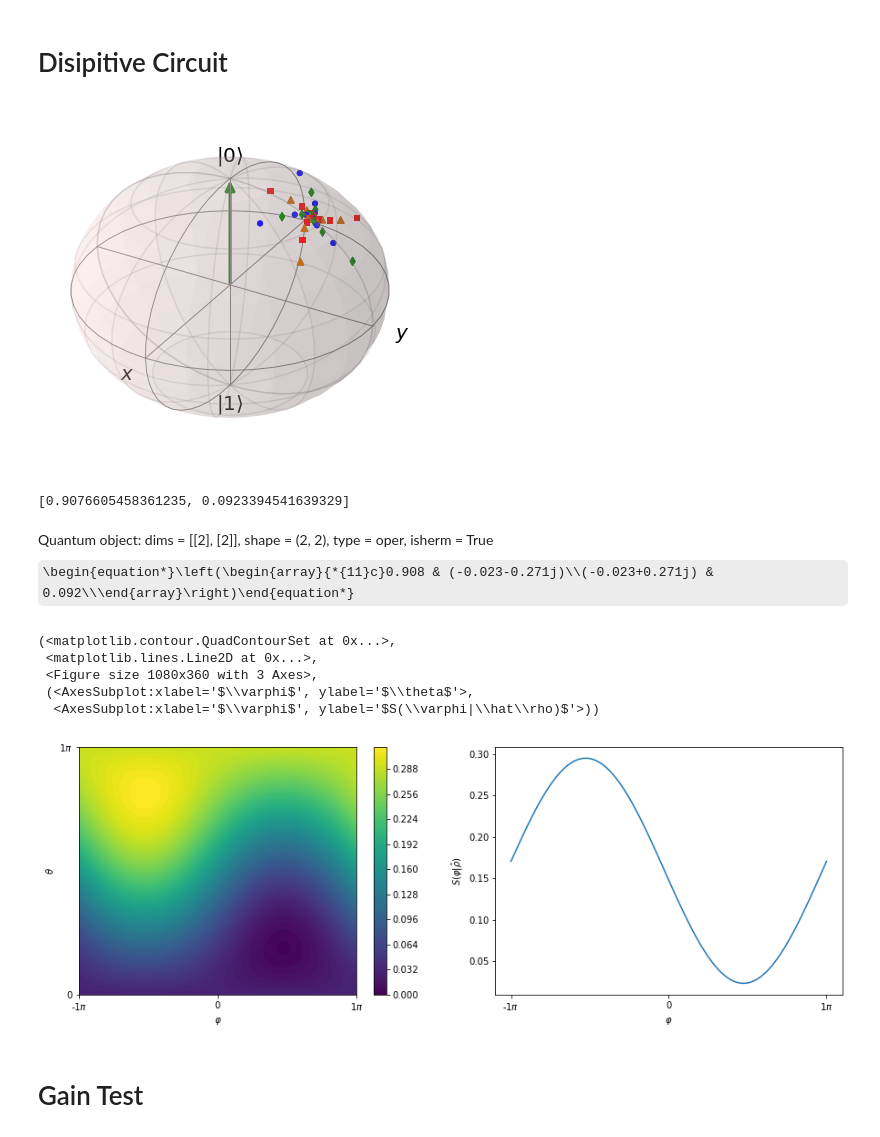
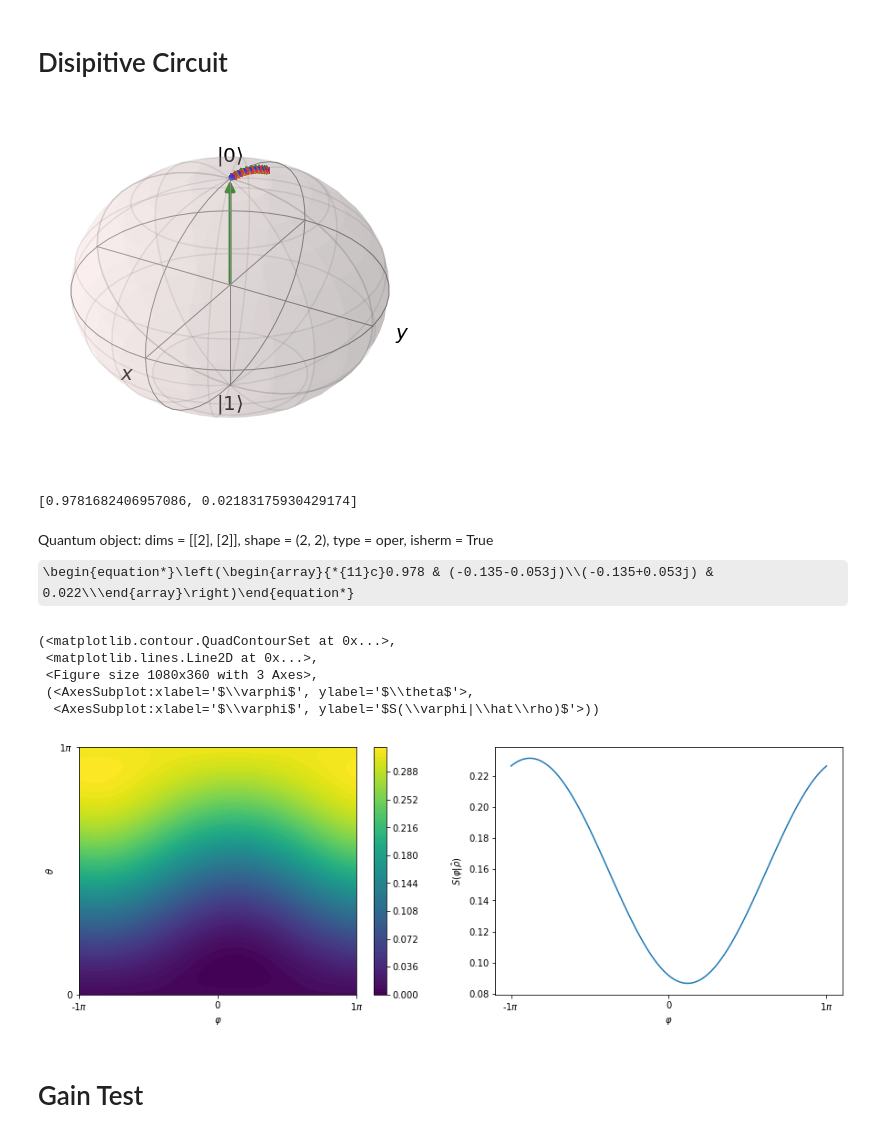
Before and after one commit to OliverDudgeon/QSync, a Jupyter notebook: qutip-qubit-circuit.ipynb, the cells around one changed output. Drawn from its saved outputs; the diff is of its cells as text; code cells hidden in the pictures; some formulas as TeX source.

```diff
--- a/qutip-qubit-circuit.ipynb
+++ b/qutip-qubit-circuit.ipynb
@@ -74,10 +74,10 @@ Quantum object: dims = [[2], [2]], shape = (2, 2), type = oper, isherm = True\be
 # %%
 from sync_gates import unitary_and_damping_circuit
 # %%
-detuning = 3
-signal_strength = 2
-dt = 0.3
-Gamma = 0.5
+detuning = 0.3
+signal_strength = 0.2
+dt = 0.1
+Gamma = 1
 
 # theta_g = 2*np.arcsin(np.sqrt(0.1 * dt))
 theta_d = 2*np.arcsin(np.sqrt(Gamma * dt))
@@ -91,27 +91,27 @@ qc = unitary_and_damping_circuit(detuning, signal_strength, dt, theta_d)
 # %%
 from sync_gates import run_simu
 
 initial_state = tensor(basis(2, 0), basis(2, 0))
 
 b = Bloch()
 b.add_states(initial_state.ptrace(0))
 
-states = [state.ptrace(0) for state in run_simu(qc, 1000, initial_state)][::]
+states = [state.ptrace(0) for state in run_simu(qc, 35, initial_state)][::]
 
 b.add_states(states, kind="point")
 
 b.show()
 # %% [output]
-[figure, old version]
+[figure, new version]
 # %%
 # Probabilities
 [expect(basis(2,0) * basis(2,0).dag(), states[-1]), expect(basis(2,1) * basis(2,1).dag(), states[-1])]
 # %% [output]
-[0.9076605458361235, 0.0923394541639329]
+[0.9781682406957086, 0.02183175930429174]
 # %%
 states[-1]
 # %% [output]
-Quantum object: dims = [[2], [2]], shape = (2, 2), type = oper, isherm = True\begin{equation*}\left(\begin{array}{*{11}c}0.908 & (-0.023-0.271j)\\(-0.023+0.271j) & 0.092\\\end{array}\right)\end{equation*}
+Quantum object: dims = [[2], [2]], shape = (2, 2), type = oper, isherm = True\begin{equation*}\left(\begin{array}{*{11}c}0.978 & (-0.135-0.053j)\\(-0.135+0.053j) & 0.022\\\end{array}\right)\end{equation*}
 # %%
 from sync_calcs import spin_husimi_qfunc, spin_S_measure
 from sync_plots import plot_Q_and_S
@@ -132,7 +132,7 @@ plot_Q_and_S(theta, phi, Q.T, S)
  <Figure size 1080x360 with 3 Axes>,
  (<AxesSubplot:xlabel='$\\varphi$', ylabel='$\\theta$'>,
   <AxesSubplot:xlabel='$\\varphi$', ylabel='$S(\\varphi|\\hat\\rho)$'>))
-[figure, old version]
+[figure, new version]
 # %% [markdown]
 # Gain Test
 # %%
```
Also changed, not shown: 6 other files.
